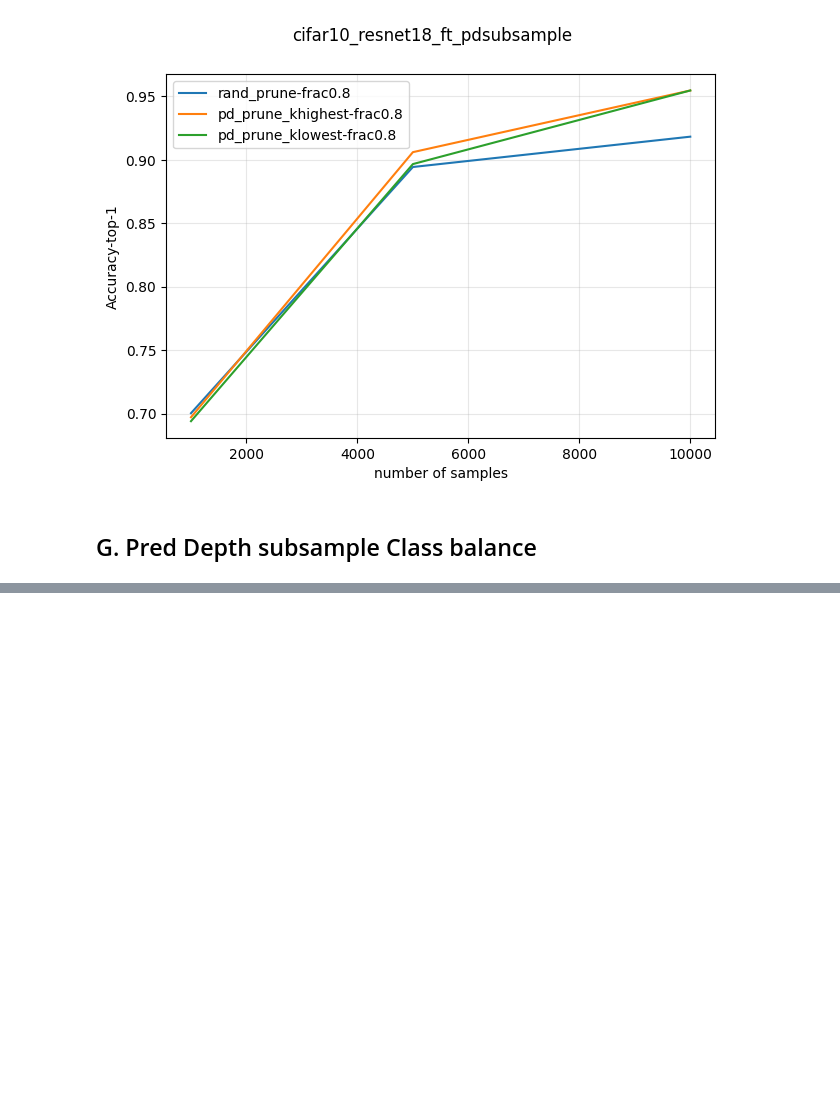
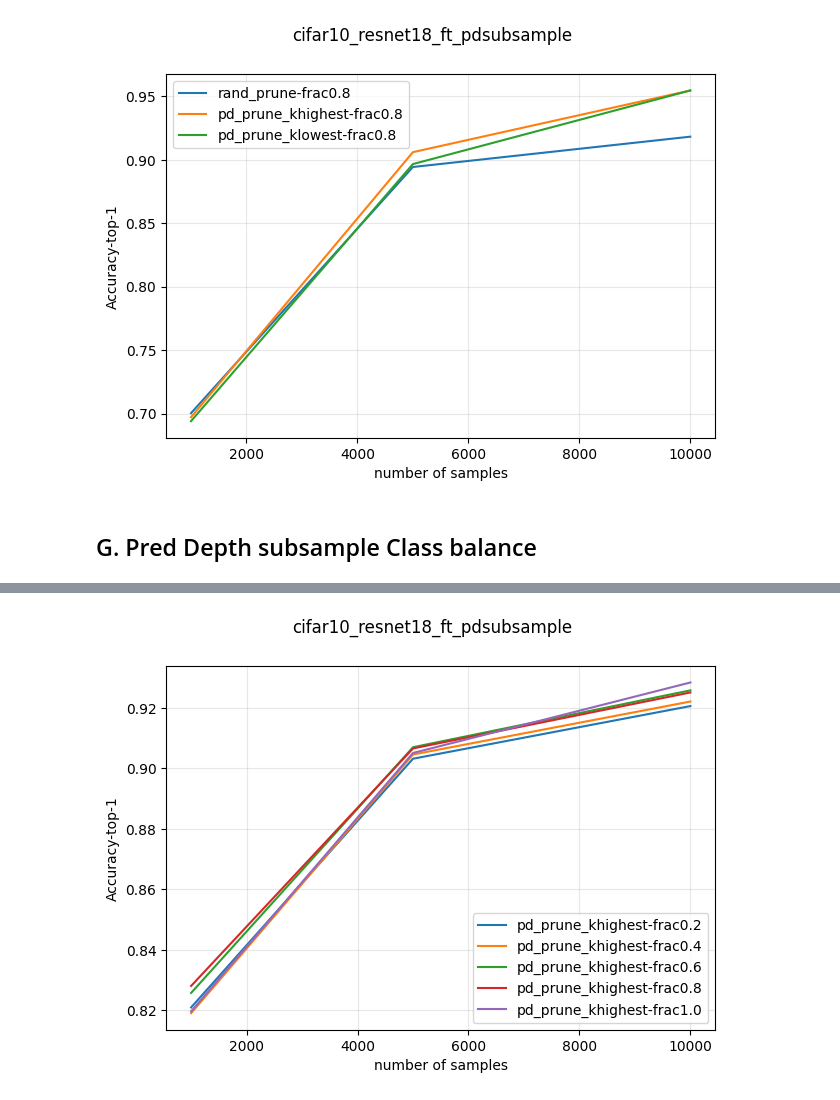
Before and after one commit to maximilianmbeck/lfmd_notebooks, a Jupyter notebook: lfmd_notebooks/25-cf10-finetune-timmresnet.ipynb, the cells around one changed output, grey strips where cells are left out. Cells and saved outputs as stored; diff of their text form; code cells hidden in the pictures; blank space fills up the shorter version.

Commit message:
pruning metric experiments done

```diff
--- a/lfmd_notebooks/25-cf10-finetune-timmresnet.ipynb
+++ b/lfmd_notebooks/25-cf10-finetune-timmresnet.ipynb
@@ -807,0 +822,11 @@ Sweep started:  2023-03-20 14:34:46
+# %%
+f = plot_pruning_results_fixed_samples(random_pruning_results=None,
+                         pd_pruning_results=sweepr_pdsample,
+                         title='cifar10_resnet18_ft_pdsubsample',
+                         ft_epoch=30,
+                         ft_col_sel='Accuracy-top-1',
+                         save_format='',
+                         fractions=None,
+                         keep_highest=True)
+# %% [output]
+[figure, added]
```
Also changed, not shown: parts of 13 cells of this notebook, 5 other files.
